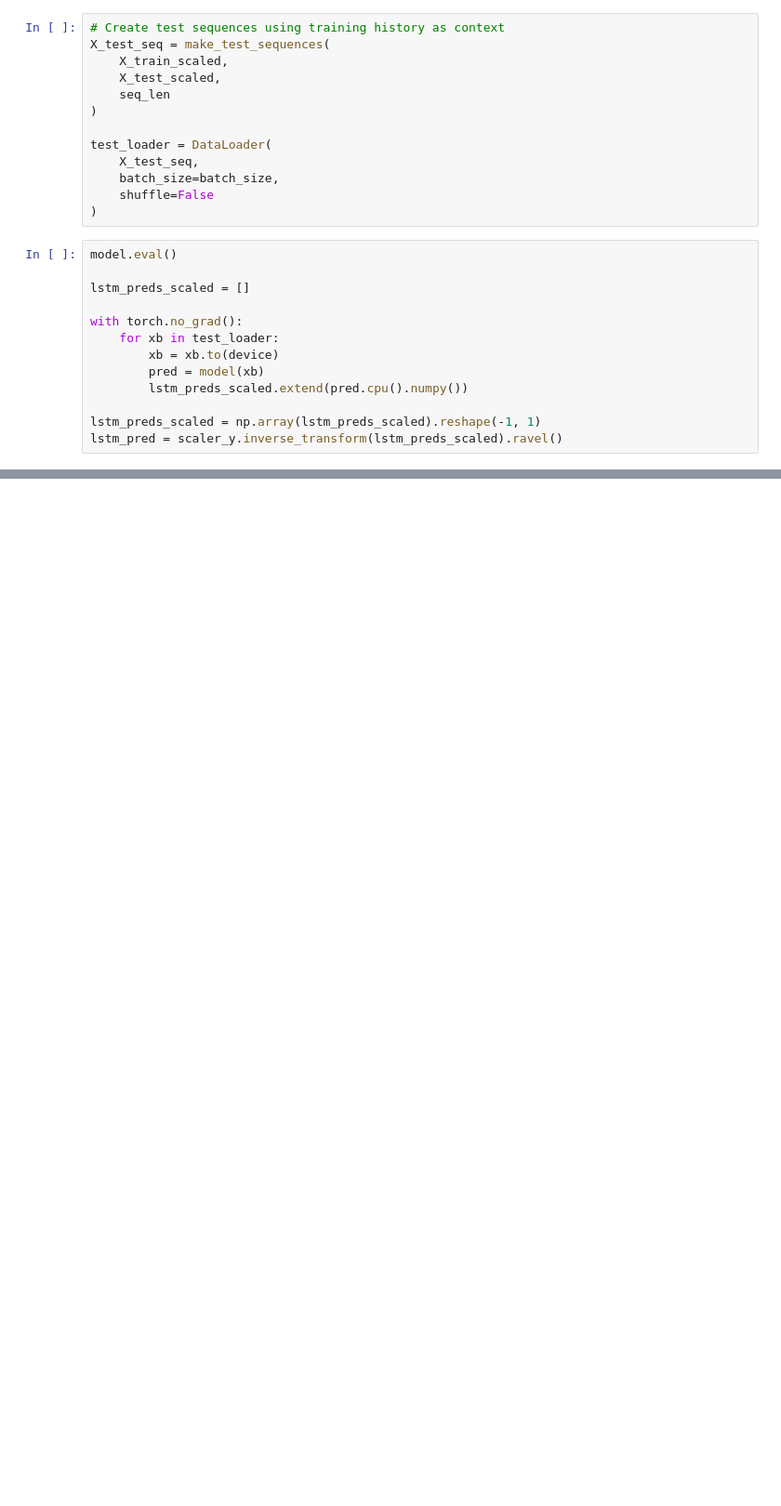
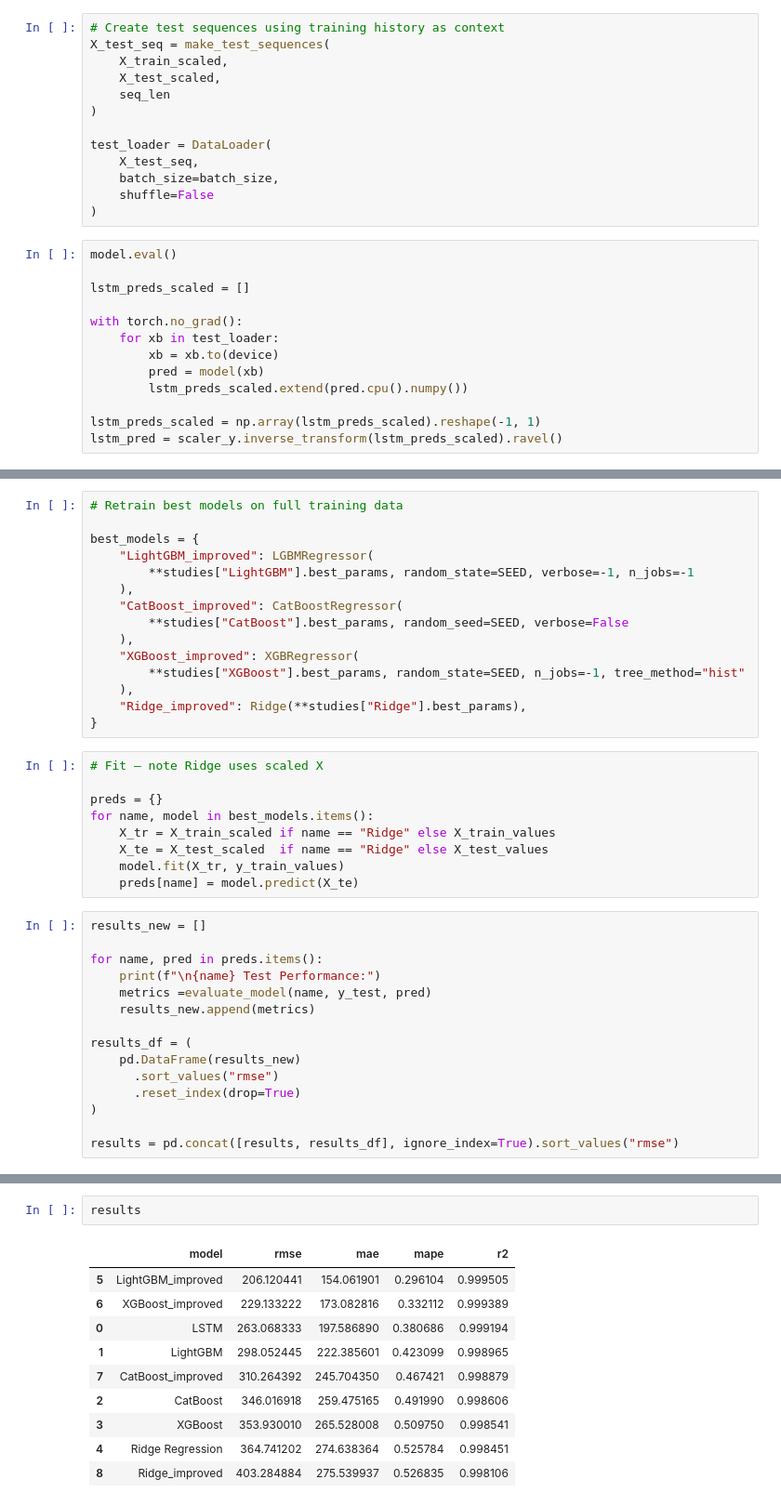
Before and after one commit to samithcsachi/grid-forecast, a Jupyter notebook: research/Model_Experiments.ipynb, the cells around one changed output, grey strips where cells are left out. Shown at 93% size. Drawn from its saved outputs; the diff is of its cells as text; blank space fills up the shorter version.

Commit message:
Improved  Model Experiments -Optimized the parameters

```diff
--- a/research/Model_Experiments.ipynb
+++ b/research/Model_Experiments.ipynb
@@ -758,0 +877,39 @@ results
+# %%
+# Retrain best models on full training data
+
+best_models = {
+    "LightGBM_improved": LGBMRegressor(
+        **studies["LightGBM"].best_params, random_state=SEED, verbose=-1, n_jobs=-1
+    ),
+    "CatBoost_improved": CatBoostRegressor(
+        **studies["CatBoost"].best_params, random_seed=SEED, verbose=False
+    ),
+    "XGBoost_improved": XGBRegressor(
+        **studies["XGBoost"].best_params, random_state=SEED, n_jobs=-1, tree_method="hist"
+    ),
+    "Ridge_improved": Ridge(**studies["Ridge"].best_params),
+}
+# %%
+# Fit — note Ridge uses scaled X
+
+preds = {}
+for name, model in best_models.items():
+    X_tr = X_train_scaled if name == "Ridge" else X_train_values
+    X_te = X_test_scaled  if name == "Ridge" else X_test_values
+    model.fit(X_tr, y_train_values)
+    preds[name] = model.predict(X_te)
+# %%
+results_new = []
+
+for name, pred in preds.items():
+    print(f"\n{name} Test Performance:")
+    metrics =evaluate_model(name, y_test, pred)
+    results_new.append(metrics)
+
+results_df = (
+    pd.DataFrame(results_new)
+      .sort_values("rmse")
+      .reset_index(drop=True)
+)
+
+results = pd.concat([results, results_df], ignore_index=True).sort_values("rmse")
@@ -758,0 +934,13 @@ results
+# %%
+results
+# %% [output]
+|  | model | rmse | mae | mape | r2 |
+| 5 | LightGBM_improved | 206.120441 | 154.061901 | 0.296104 | 0.999505 |
+| 6 | XGBoost_improved | 229.133222 | 173.082816 | 0.332112 | 0.999389 |
+| 0 | LSTM | 263.068333 | 197.586890 | 0.380686 | 0.999194 |
+| 1 | LightGBM | 298.052445 | 222.385601 | 0.423099 | 0.998965 |
+| 7 | CatBoost_improved | 310.264392 | 245.704350 | 0.467421 | 0.998879 |
+| 2 | CatBoost | 346.016918 | 259.475165 | 0.491990 | 0.998606 |
+| 3 | XGBoost | 353.930010 | 265.528008 | 0.509750 | 0.998541 |
+| 4 | Ridge Regression | 364.741202 | 274.638364 | 0.525784 | 0.998451 |
+| 8 | Ridge_improved | 403.284884 | 275.539937 | 0.526835 | 0.998106 |
```
Also changed, not shown: parts of 32 cells of this notebook.
